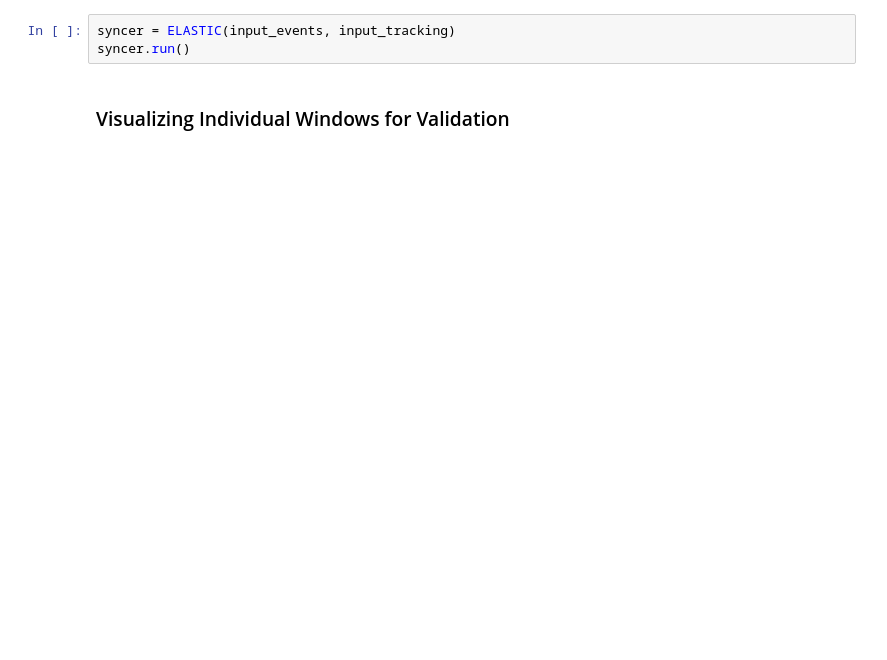
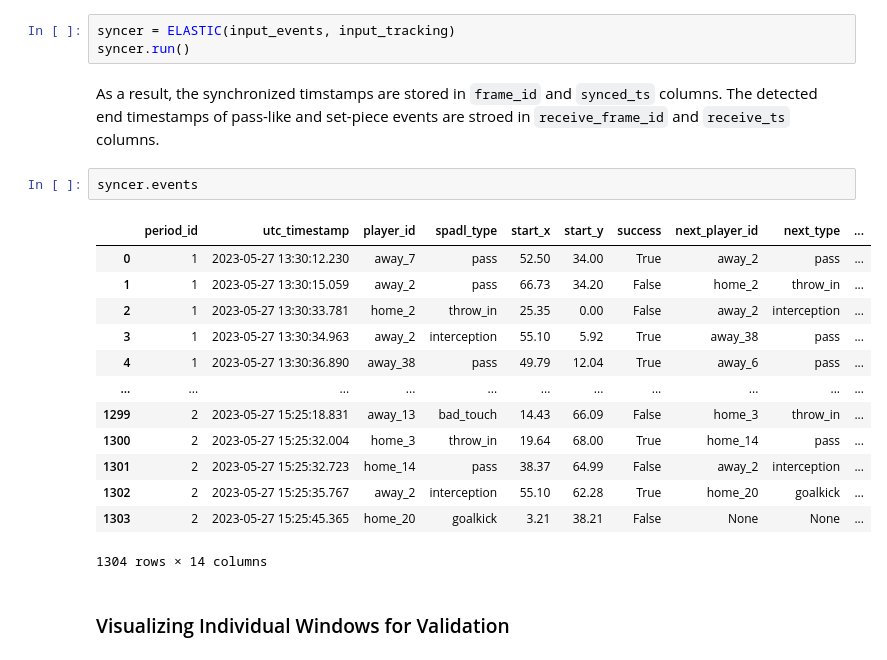
Before and after one commit to hyunsungkim-ds/elastic, a Jupyter notebook: tutorial.ipynb, the cells around one changed output. Cells and saved outputs as stored; diff of their text form; blank space fills up the shorter version.

```diff
--- a/tutorial.ipynb
+++ b/tutorial.ipynb
@@ -55,5 +128,23 @@ input_tracking = match.format_tracking_for_syncer()
 # %%
 syncer = ELASTIC(input_events, input_tracking)
 syncer.run()
+# %% [markdown]
+As a result, the synchronized timstamps are stored in `frame_id` and `synced_ts` columns. The detected end timestamps of pass-like and set-piece events are stroed in `receive_frame_id` and `receive_ts` columns.
+# %%
+syncer.events
+# %% [output]
+|  | period_id | utc_timestamp | player_id | spadl_type | start_x | start_y | success | next_player_id | next_type | ... |
+| 0 | 1 | 2023-05-27 13:30:12.230 | away_7 | pass | 52.50 | 34.00 | True | away_2 | pass | ... |
+| 1 | 1 | 2023-05-27 13:30:15.059 | away_2 | pass | 66.73 | 34.20 | False | home_2 | throw_in | ... |
+| 2 | 1 | 2023-05-27 13:30:33.781 | home_2 | throw_in | 25.35 | 0.00 | False | away_2 | interception | ... |
+| 3 | 1 | 2023-05-27 13:30:34.963 | away_2 | interception | 55.10 | 5.92 | True | away_38 | pass | ... |
+| 4 | 1 | 2023-05-27 13:30:36.890 | away_38 | pass | 49.79 | 12.04 | True | away_6 | pass | ... |
+| ... | ... | ... | ... | ... | ... | ... | ... | ... | ... | ... |
+| 1299 | 2 | 2023-05-27 15:25:18.831 | away_13 | bad_touch | 14.43 | 66.09 | False | home_3 | throw_in | ... |
+| 1300 | 2 | 2023-05-27 15:25:32.004 | home_3 | throw_in | 19.64 | 68.00 | True | home_14 | pass | ... |
+| 1301 | 2 | 2023-05-27 15:25:32.723 | home_14 | pass | 38.37 | 64.99 | False | away_2 | interception | ... |
+| 1302 | 2 | 2023-05-27 15:25:35.767 | away_2 | interception | 55.10 | 62.28 | True | home_20 | goalkick | ... |
+| 1303 | 2 | 2023-05-27 15:25:45.365 | home_20 | goalkick | 3.21 | 38.21 | False | None | None | ... |
+1304 rows × 14 columns
 # %% [markdown]
 ### Visualizing Individual Windows for Validation
```
Also changed, not shown: parts of 17 cells of this notebook, 2 other files.
